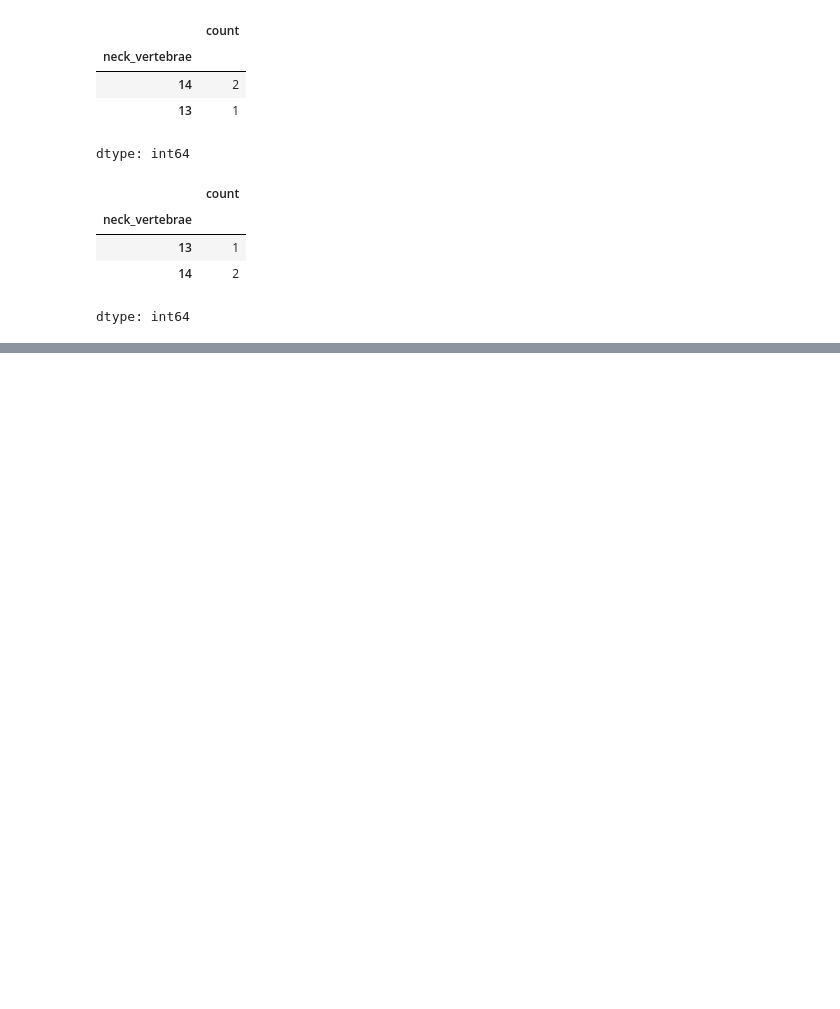
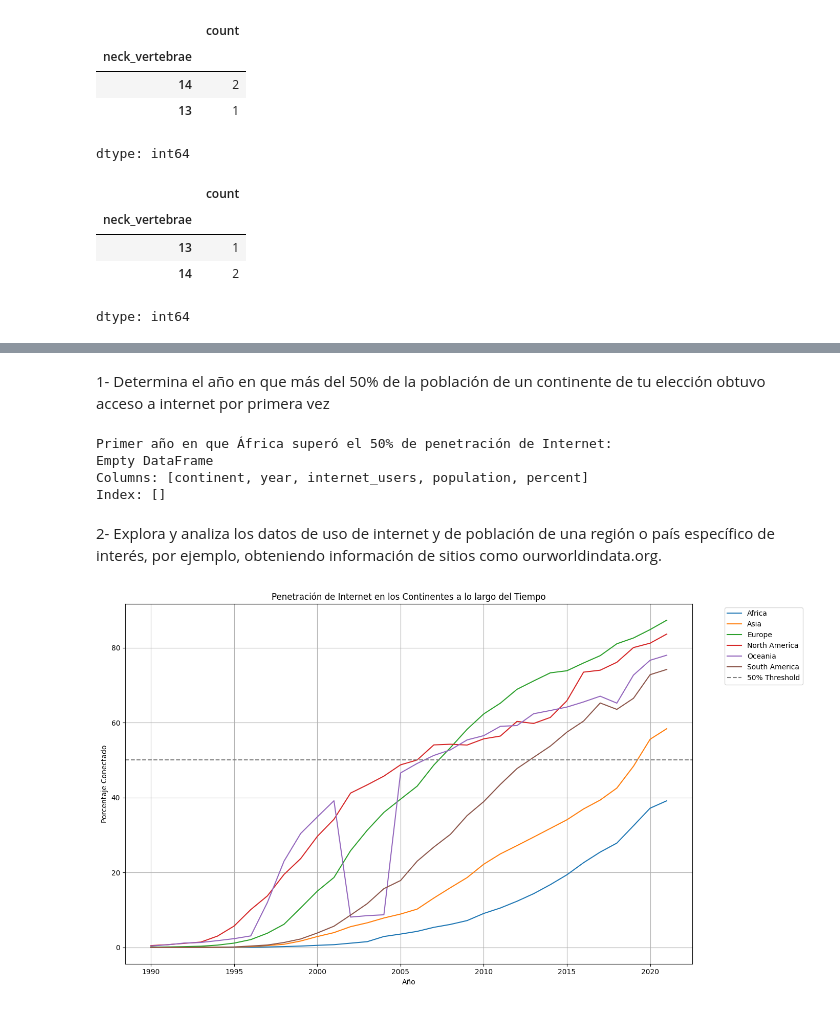
Before and after one commit to LuisAlonsoXP/Mineria_DE_Datos, a Jupyter notebook: mineria.ipynb, the cells around one changed output, grey strips where cells are left out. Saved outputs shown, nothing was run; the diff lists cells and outputs as text; code cells hidden in the pictures; blank space fills up the shorter version.

```diff
--- a/mineria.ipynb
+++ b/mineria.ipynb
@@ -1808,0 +1890,36 @@ dtype: int64
+# %% [markdown]
+1- Determina el año en que más del 50% de la población de un continente de tu elección obtuvo acceso a internet por primera vez
+# %%
+# Encontrar el primer año en que el porcentaje de usuarios de internet superó o igualó el 50% para África.
+first_year_50_percent_africa = df_africa[df_africa['percent'] >= 50].head(1)
+print("Primer año en que África superó el 50% de penetración de Internet:")
+print(first_year_50_percent_africa)
+# %% [output]
+Primer año en que África superó el 50% de penetración de Internet:
+Empty DataFrame
+Columns: [continent, year, internet_users, population, percent]
+Index: []
+# %% [markdown]
+2- Explora y analiza los datos de uso de internet y de población de una región o país específico de interés, por ejemplo, obteniendo información de sitios como ourworldindata.org.
+# %%
+# Visualizar la penetración de internet en todos los continentes para comparar tendencias.
+
+# Recalcular el porcentaje de la población de cada continente que utiliza internet
+df_continent['percent'] = (df_continent['internet_users'] / df_continent['population']) * 100
+df_continent['percent'] = df_continent['percent'].round(2)
+
+plt.figure(figsize=(14, 8))
+for continent in df_continent['continent'].unique():
+    df_subset = df_continent[df_continent['continent'] == continent]
+    plt.plot(df_subset['year'], df_subset['percent'], label=continent)
+
+plt.axhline(50, color='gray', linestyle='--', label='50% Threshold')
+plt.xlabel('Año')
+plt.ylabel('Porcentaje Conectado')
+plt.title('Penetración de Internet en los Continentes a lo largo del Tiempo')
+plt.legend(bbox_to_anchor=(1.05, 1), loc='upper left')
+plt.grid(True)
+plt.tight_layout()
+plt.show()
+# %% [output]
+[figure, added]
```
Also changed, not shown: parts of 13 cells of this notebook.
